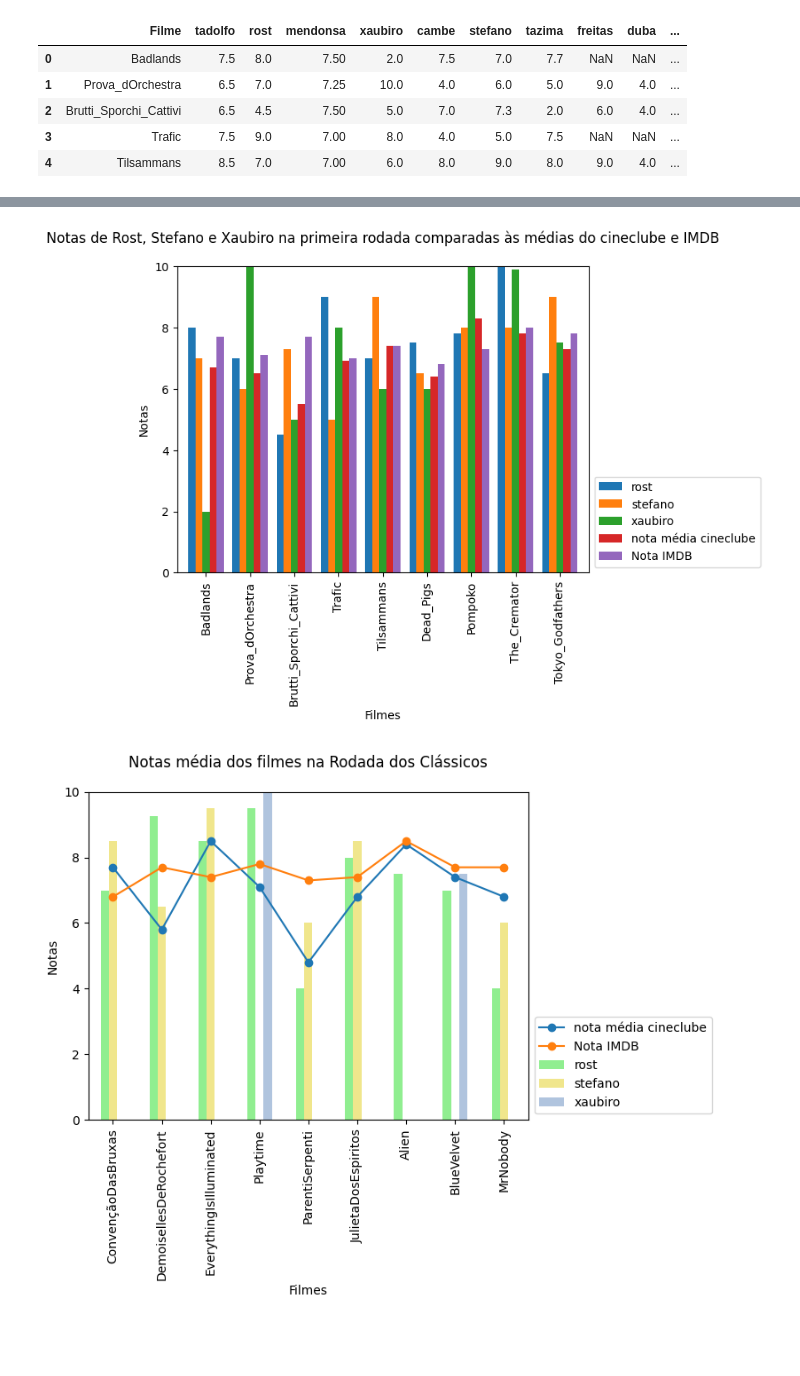
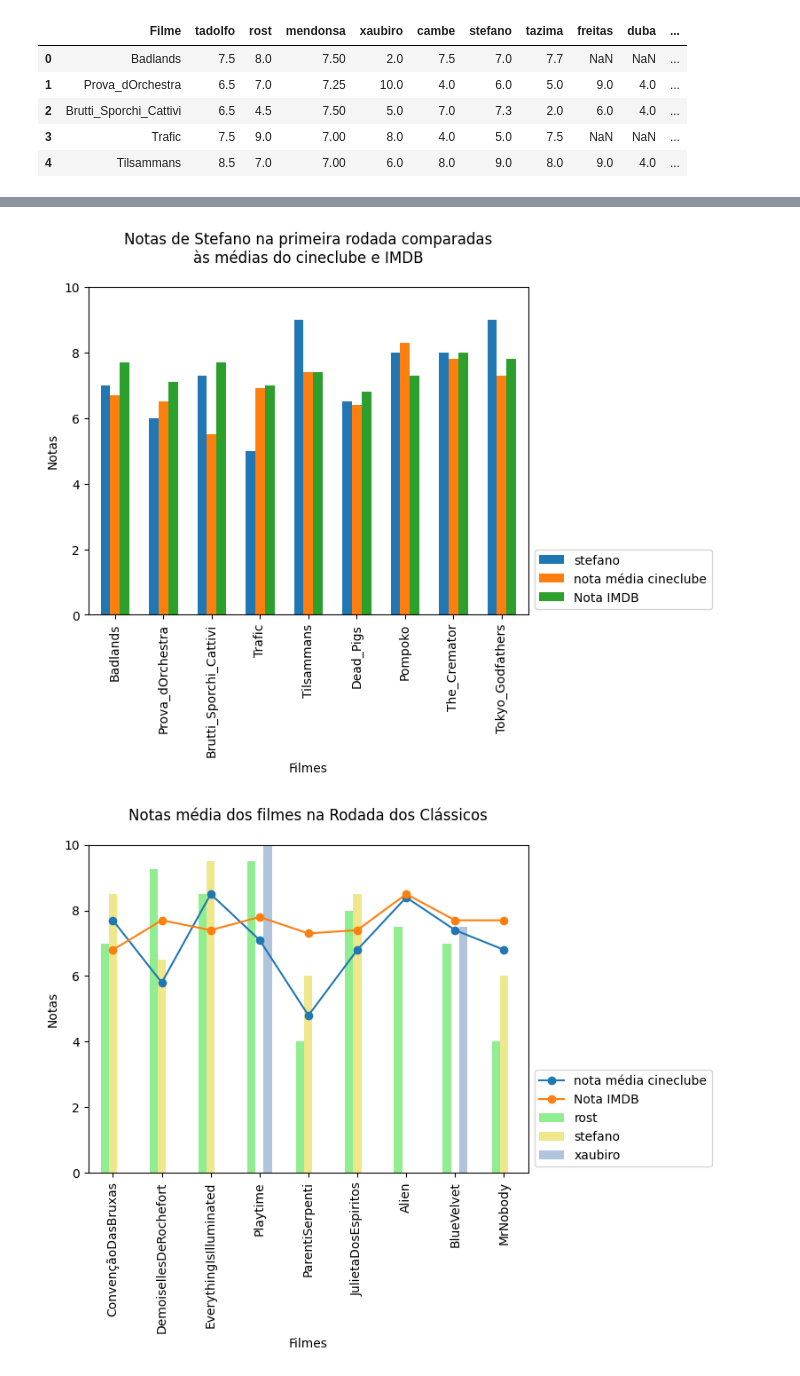
Before and after one commit to feliperost/cineclube, a Jupyter notebook: Cineclube_teste.ipynb, the cells around one changed output, grey strips where cells are left out. Cells and saved outputs as stored; diff of their text form; code cells hidden in the pictures; blank space fills up the shorter version.

```diff
--- a/Cineclube_teste.ipynb
+++ b/Cineclube_teste.ipynb
@@ -17,6 +22,8 @@ import io
 
 # importando o arquivo e determinando que as vírgulas são decimais, transformando as notas em valores numéricos
 df = pd.read_csv(io.BytesIO(uploaded['cineclube.csv']), decimal=',')
+# renomeando a coluna com erro de digitação para apenas "Ano"
+df.rename(columns={'Ano FIlme': 'Ano', 'País Filme': 'País'}, inplace=True)
 
 print(df)
 # %% [output]
@@ -82,19 +93,22 @@ plt.show()
 # %%
+# teste de gráfico de barra
+
+# intervalo da primeira rodada (9 filmes)
 df_sliced = df[:9]
 
-bar_width = 0.8
-df_sliced.plot.bar(x="Filme", y=["rost", "stefano", "xaubiro", "nota média cineclube", "Nota IMDB"], width=bar_width)
+bar_width = 0.6
+df_sliced.plot.bar(x="Filme", y=["stefano", "nota média cineclube", "Nota IMDB"], width=bar_width)
 
-plt.title("Notas de Rost, Stefano e Xaubiro na primeira rodada comparadas às médias do cineclube e IMDB", pad=20)
+plt.title("Notas de Stefano na primeira rodada comparadas\nàs médias do cineclube e IMDB", pad=20)
 plt.xlabel("Filmes")
 plt.ylabel("Notas")
 plt.xticks(rotation=90) # rotaciona a descrição do eixo x, para melhor visualização
 plt.ylim(0, 10) # configura o eixo y para mostrar valores de 0 a 10 (range possível de notas)
 plt.xticks(range(len(df_sliced)), df_sliced["Filme"])
 plt.legend(loc='lower left', bbox_to_anchor=(1, 0)) # ajustando a posição da legenda para fora do gráfico
 
 # plt.tight_layout()
 plt.show()
 # %% [output]
-[figure, old version]
+[figure, new version]
 # %%
```
Also changed, not shown: parts of 33 cells of this notebook.
